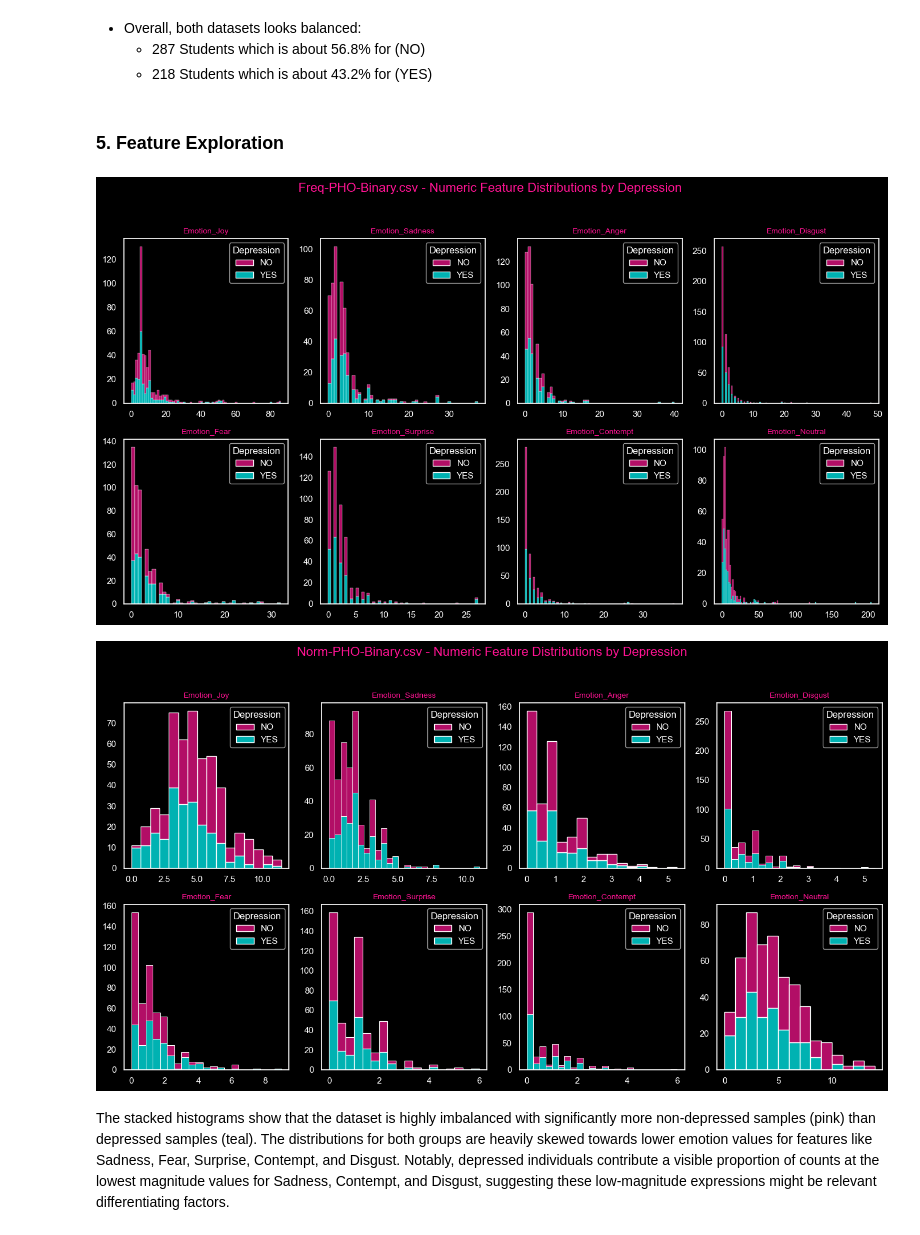
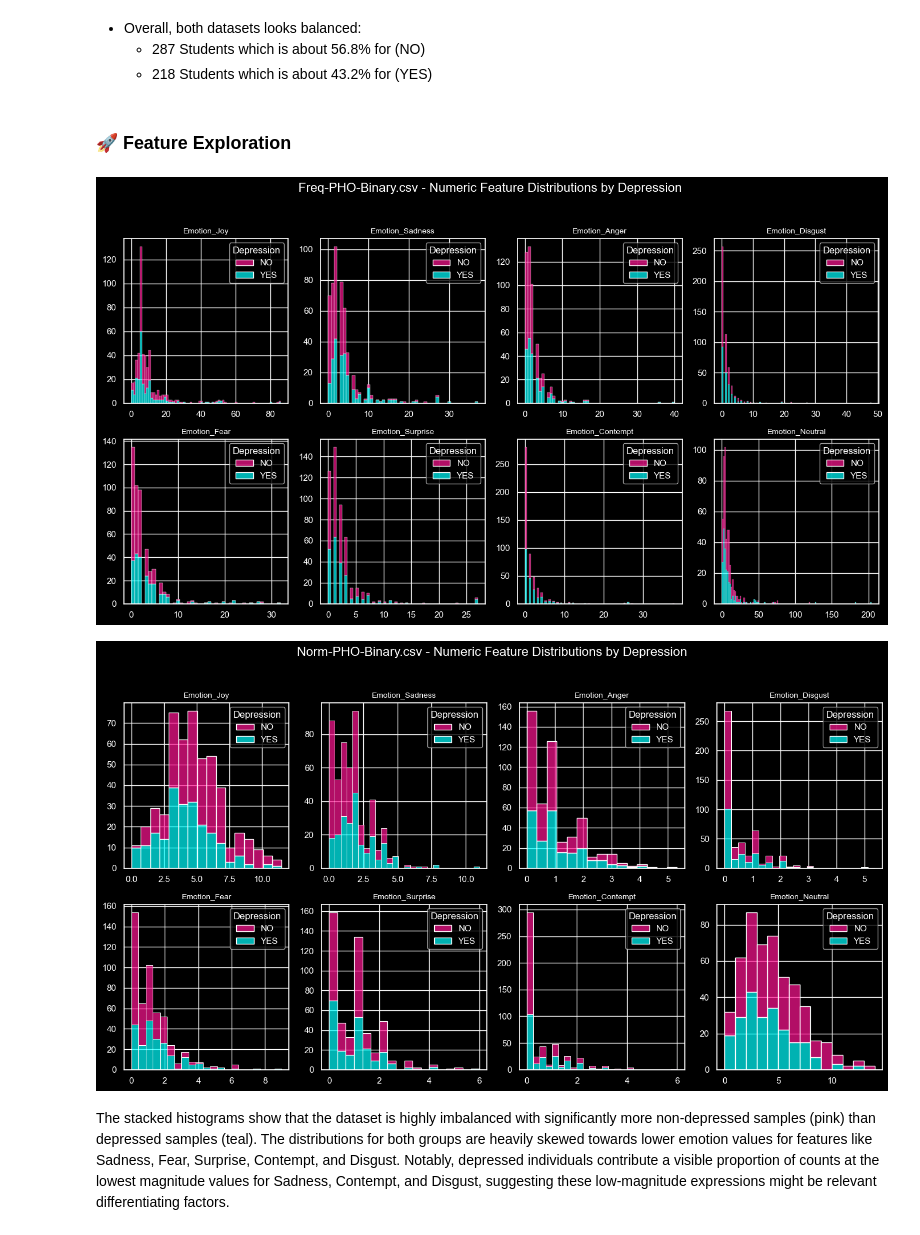
Before and after one commit to Syaza777/Classification-Depression-Dataset-Using-KNN-DT-SVM, a Jupyter notebook: A1.ipynb, the cells around one changed output. Drawn from its saved outputs; the diff is of its cells as text; code cells hidden in the pictures.

```diff
--- a/A1.ipynb
+++ b/A1.ipynb
@@ -350,31 +350,57 @@ plot_target_distribution(norm, "Norm-PHO-Binary.csv")
     - 287 Students which is about 56.8% for (NO)
     - 218 Students which is about 43.2% for (YES)
 # %% [markdown]
-### 5. Feature Exploration
+### 🚀 Feature Exploration
-# %%
-# Histograms for Numeric Features (Emotions)
-# Function to plot numeric features
-def plot_numeric_features_hue(df, dataset_name):
-    plt.figure(figsize=(14,8))
-    for i, col in enumerate(numeric_cols):
-        plt.subplot(2, 4, i+1)
-        sns.histplot(df, x=col, hue='Depression', multiple='stack',
-                     palette=['deeppink', 'cyan'], edgecolor='white', alpha=0.7)
-        plt.title(col, color='deeppink', fontsize=10)
-        plt.xlabel('')
-        plt.ylabel('')
-        plt.grid(False)
-        plt.gca().set_facecolor('black')
-        plt.tick_params(colors='white')
-    plt.suptitle(f'{dataset_name} - Numeric Feature Distributions by Depression', fontsize=16, color='deeppink')
-    plt.tight_layout(rect=[0, 0, 1, 0.95])
-    plt.show()
-
-# Apply to both datasets
-plot_numeric_features_hue(freq, "Freq-PHO-Binary.csv")
-plot_numeric_features_hue(norm, "Norm-PHO-Binary.csv")
-# %% [output]
-[figure, removed]
-[figure, removed]
+# %%
+numeric_cols = [
+    'Emotion_Joy', 'Emotion_Sadness', 'Emotion_Anger',
+    'Emotion_Disgust', 'Emotion_Fear', 'Emotion_Surprise',
+    'Emotion_Contempt', 'Emotion_Neutral'
+]
+# %%
+# Histograms for Numeric Features (Emotions)
+# Function to plot numeric features
+def plot_numeric_features_hue(df, dataset_name):
+    # --- Dark theme ---
+    plt.style.use("dark_background")
+
+    fig = plt.figure(figsize=(14, 8))
+    fig.patch.set_facecolor("black")   # full figure bg
+
+    for i, col in enumerate(numeric_cols):
+        ax = plt.subplot(2, 4, i+1)
+
+        # histogram
+        sns.histplot(
+            df, x=col, hue='Depression', multiple='stack',
+            palette=['deeppink', 'cyan'], edgecolor='white', alpha=0.7, ax=ax
+        )
+
+        # titles and labels
+        ax.set_title(col, color='white', fontsize=10)
+        ax.set_xlabel('')
+        ax.set_ylabel('')
+
+        # --- force axes bg & spine color ---
+        ax.set_facecolor('black')
+        for spine in ax.spines.values():
+            spine.set_edgecolor('white')
+
+        ax.tick_params(colors='white')
+
+    plt.suptitle(
+        f'{dataset_name} - Numeric Feature Distributions by Depression',
+        fontsize=16, color='white'
+    )
+
+    plt.tight_layout(rect=[0, 0, 1, 0.95])
+    plt.show()
+
+# Apply to both datasets
+plot_numeric_features_hue(freq, "Freq-PHO-Binary.csv")
+plot_numeric_features_hue(norm, "Norm-PHO-Binary.csv")
+# %% [output]
+[figure, added]
+[figure, added]
 # %% [markdown]
 The stacked histograms show that the dataset is highly imbalanced with significantly more non-depressed samples (pink) than depressed samples (teal). The distributions for both groups are heavily skewed towards lower emotion values for features like Sadness, Fear, Surprise, Contempt, and Disgust. Notably, depressed individuals contribute a visible proportion of counts at the lowest magnitude values for Sadness, Contempt, and Disgust, suggesting these low-magnitude expressions might be relevant differentiating factors.
```
Also changed, not shown: parts of 13 cells of this notebook.
